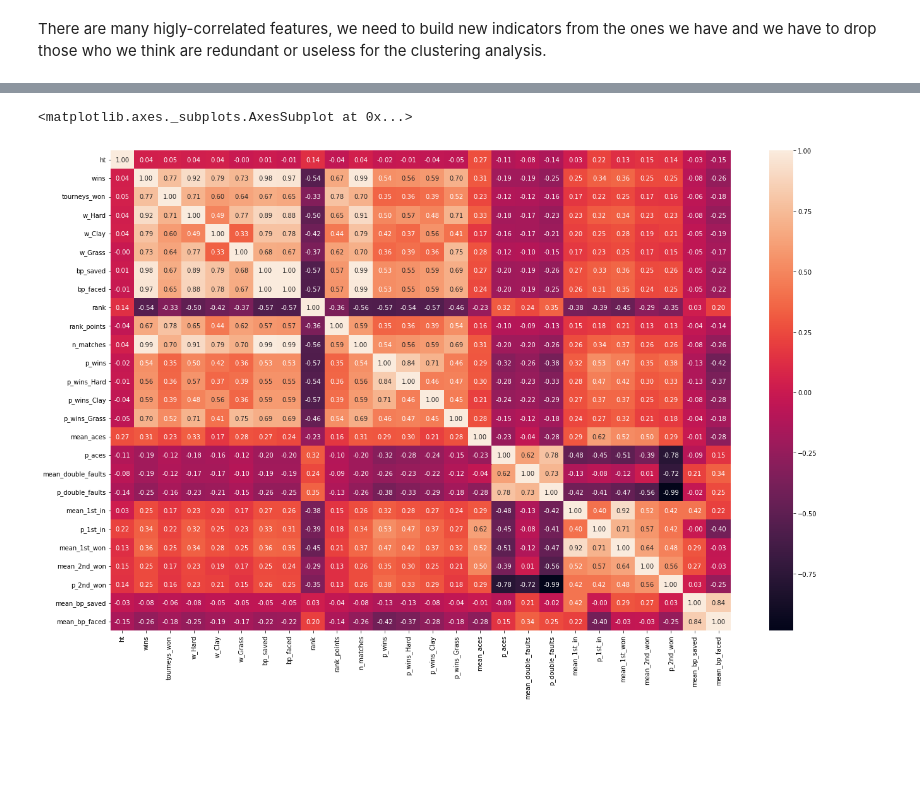
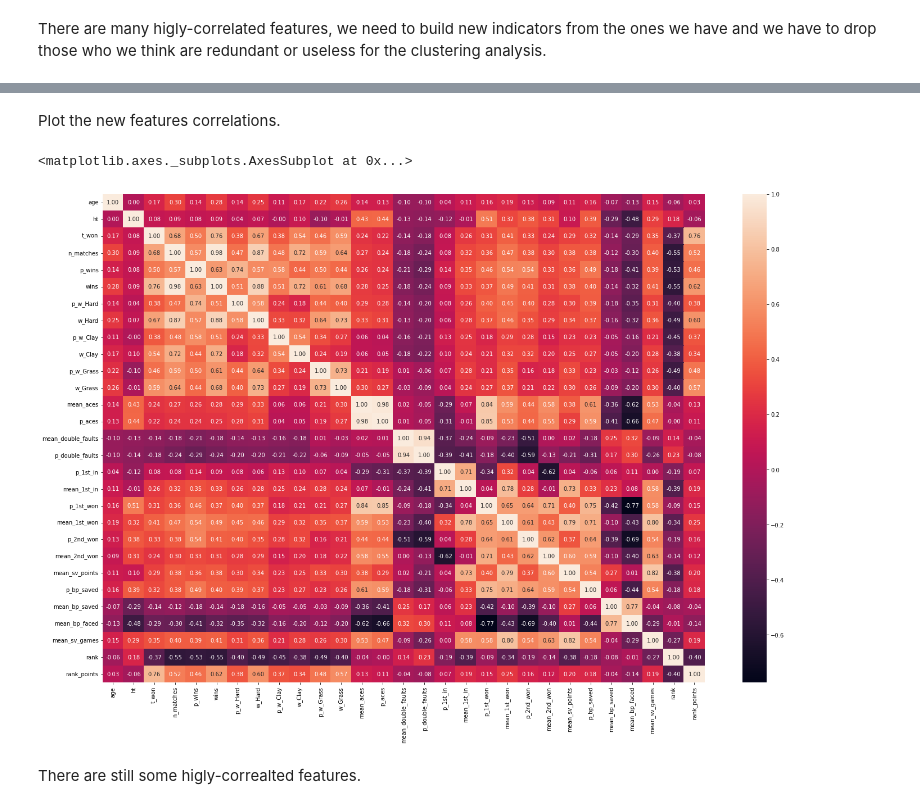
Before and after one commit to nikodallanoce/DataMiningProject, a Jupyter notebook: DM_14_TASK1/DM_14_data_preparation.ipynb, the cells around one changed output, grey strips where cells are left out. Saved outputs shown, nothing was run; the diff lists cells and outputs as text; code cells hidden in the pictures; blank space fills up the shorter version.

```diff
--- a/DM_14_TASK1/DM_14_data_preparation.ipynb
+++ b/DM_14_TASK1/DM_14_data_preparation.ipynb
@@ -633,4 +719,4 @@ array([[<matplotlib.axes._subplots.AxesSubplot object at 0x...>]],
 # %%
-df_players_matches = df_players.drop(index=df_players[df_players["wins"] + df_players["losses"]<10].index)
-df_players_matches
+df_players = df_players.drop(index=df_players[df_players["wins"] + df_players["losses"]<10].index)
+df_players
 # %% [output]
@@ -737,19 +830,19 @@ There are many higly-correlated features, we need to build new indicators from t
 # %%
-df_players['n_matches'] = df_players['wins'] + df_players['losses']
+df_players['n_matches'] = df_players['wins'] + df_players['losses']  # this will be dropped later
 df_players['p_wins'] = np.round(df_players["wins"] / df_players["n_matches"]*100, 2)
 
 # percentage of wins on each surface
-df_players['p_wins_Hard'] = np.round(df_players["w_Hard"] / df_players["n_matches_Hard"]*100, 2)
-df_players['p_wins_Clay'] = np.round(df_players["w_Clay"] / df_players["n_matches_Clay"]*100, 2)
-df_players['p_wins_Grass'] = np.round(df_players["w_Grass"] / df_players["n_matches_Grass"]*100, 2)
+df_players['p_w_Hard'] = np.round(df_players["w_Hard"] / df_players["n_Hard"]*100, 2)
+df_players['p_w_Clay'] = np.round(df_players["w_Clay"] / df_players["n_Clay"]*100, 2)
+df_players['p_w_Grass'] = np.round(df_players["w_Grass"] / df_players["n_Grass"]*100, 2)
 
 # features for the aces
 df_players['mean_aces'] = np.floor(df_players["aces"] / df_players["n_matches"]).astype('Int32', errors='raise')
-df_players['p_aces'] = np.round(df_players["double_faults"] / (df_players["1st_won"] + df_players["2nd_won"])*100, 2)
+df_players['p_aces'] = np.round(df_players["aces"] / (df_players["serve_points"])*100, 2)
 
 # features for the double faults
 df_players['mean_double_faults'] = np.floor(df_players["double_faults"] / df_players["n_matches"]).astype('Int32', errors='raise')
-df_players['p_double_faults'] = np.round(df_players["double_faults"] / (df_players["serve_points"] - df_players["double_faults"] + df_players["2nd_won"])*100, 2)
+df_players['p_double_faults'] = np.round(df_players["double_faults"] / (df_players["serve_points"])*100, 2)
 
 # features for the first service in
 df_players['mean_1st_in'] = np.floor(df_players["1st_in"] / df_players["n_matches"]).astype('Int32', errors='raise')
@@ -758,16 +851,16 @@ df_players['mean_1st_won'] = np.floor(df_players["1st_won"] / df_players["n_matc
 df_players['p_1st_won'] = np.round(df_players["1st_won"] / df_players["1st_in"]*100, 2)
 
 df_players['mean_2nd_won'] = np.floor(df_players["2nd_won"] / df_players["n_matches"]).astype('Int32', errors='raise')
-
-# se usiamo p_double_faults, p_2nd_won è inutile
-# df_players['p_2nd_won'] = np.round(df_players["2nd_won"] / (df_players["double_faults"] + df_players["2nd_won"])*100, 2)
+df_players['p_2nd_won'] = np.round(df_players["2nd_won"] / (df_players["serve_points"] - df_players["1st_in"])*100, 2)
 
 # features for the breakpoints saved
 df_players['mean_bp_saved'] = np.floor(df_players["bp_saved"] / df_players["n_matches"]).astype('Int32', errors='raise')
 df_players['p_bp_saved'] = np.round(df_players["bp_saved"] / df_players["bp_faced"]*100, 2)
 
-# df_players['mean_bp_faced'] = np.floor(df_players["bp_faced"] / df_players["n_matches"]).astype('Int32', errors='raise')
-# df_players['mean_serve_games'] = np.floor(df_players["serve_games"] / df_players["n_matches"]).astype('Int32', errors='raise')
-# df_players['mean_serve_points'] = np.floor(df_players["serve_points"] / df_players["n_matches"]).astype('Int32', errors='raise')
+# features that may be useless
+df_players['mean_bp_faced'] = np.floor(df_players["bp_faced"] / df_players["n_matches"]).astype('Int32', errors='raise')
+df_players['mean_sv_games'] = np.floor(df_players["serve_games"] / df_players["n_matches"]).astype('Int32', errors='raise')
+df_players['mean_sv_points'] = np.floor(df_players["serve_points"] / df_players["n_matches"]).astype('Int32', errors='raise')
 
+# fill the missing values
 df_players=df_players.fillna(0)
@@ -776,4 +869,4 @@ KeyError: ignored
 # %%
-df_players = df_players.drop(["losses", "n_matches_Hard", "n_matches_Clay", "n_matches_Grass",
-                              "aces", "double_faults", "serve_points", "1st_in", "1st_won",
-                              "2nd_won", "serve_games", "bp_faced", "n_matches"], axis=1)
+df_players = df_players.drop(["losses", "n_Hard", "n_Clay", "n_Grass",
+                              "aces", "double_faults", "1st_in", "1st_won", "serve_points",
+                              "2nd_won", "serve_games", "bp_saved", "bp_faced"], axis=1)
@@ -779,0 +875,6 @@ df_players = df_players.drop(["losses", "n_matches_Hard", "n_matches_Clay", "n_m
+# %%
+features = ["name", "sex", "age", "ioc", "ht", "hand", "t_won", "n_matches", "p_wins", "wins", "p_w_Hard", "w_Hard", "p_w_Clay", "w_Clay",
+            "p_w_Grass", "w_Grass", "mean_aces", "p_aces", "mean_double_faults", "p_double_faults", "p_1st_in", "mean_1st_in", "p_1st_won", "mean_1st_won", "p_2nd_won", "mean_2nd_won",
+            "mean_sv_points", "p_bp_saved", "mean_bp_saved", "mean_bp_faced", "mean_sv_games", "rank", "rank_points", ]
+df_players = df_players[features]
+df_players
@@ -780,6 +895,10 @@ df_players = df_players.drop(["losses", "n_matches_Hard", "n_matches_Clay", "n_m
+# %% [markdown]
+Plot the new features correlations.
 # %%
-plt.pyplot.figure(figsize=(22, 14))
+plt.pyplot.figure(figsize=(24, 16))
 sn.heatmap(df_players.corr(), annot=True, fmt=".2f")
 # %% [output]
 <matplotlib.axes._subplots.AxesSubplot at 0x...>
-[figure, old version]
+[figure, new version]
+# %% [markdown]
+There are still some higly-correalted features.
```
Also changed, not shown: parts of 123 cells of this notebook.
